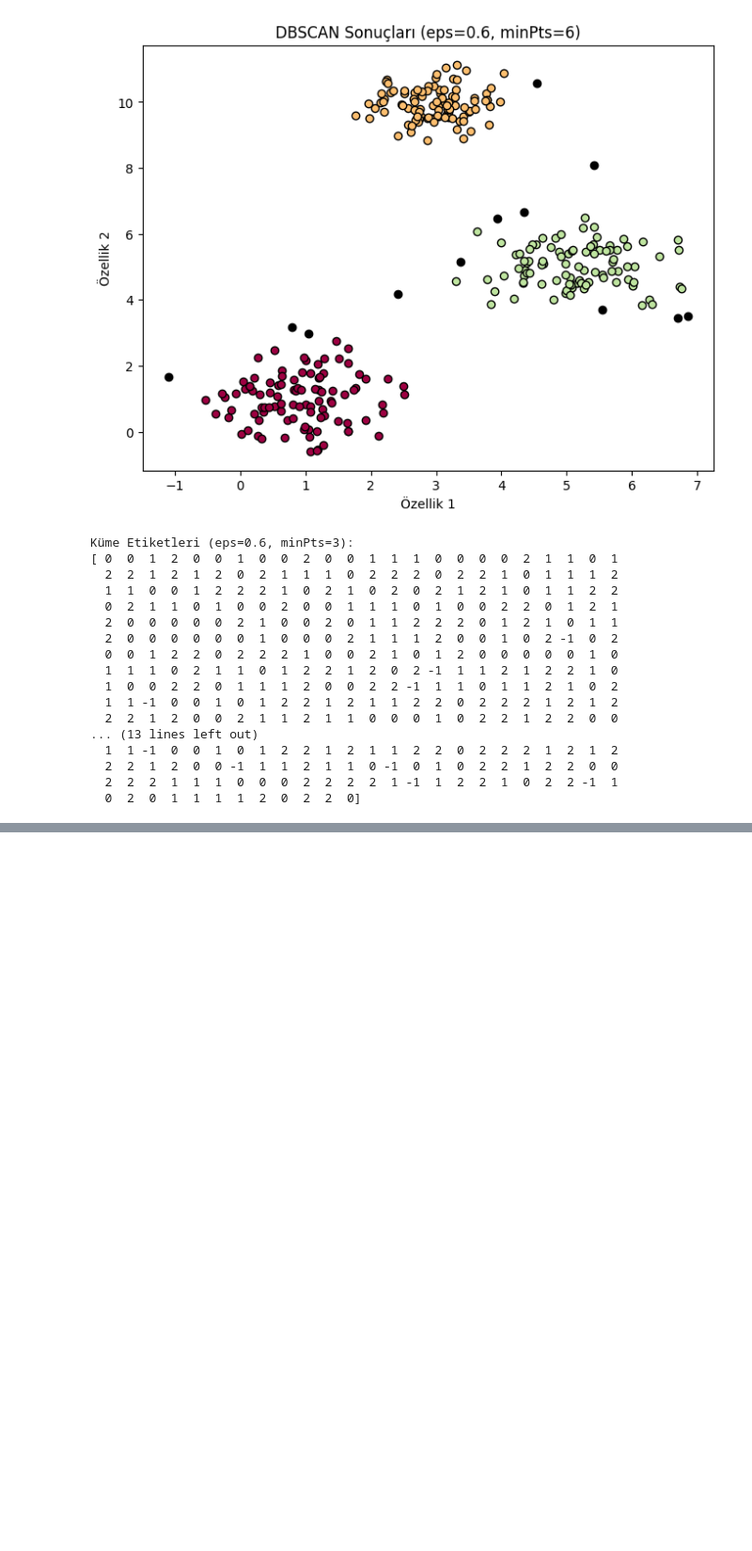
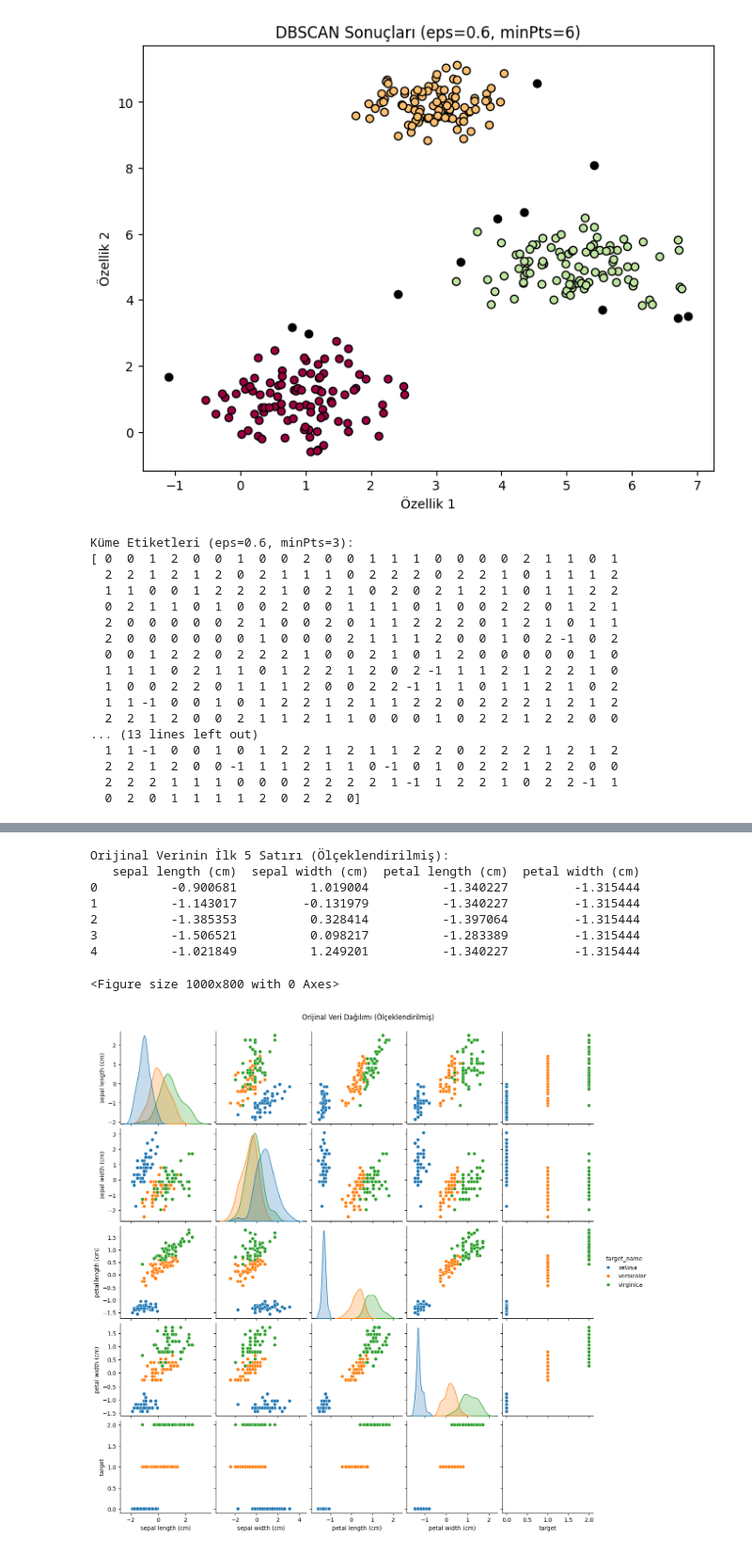
Before and after one commit to Furk4nBulut/Uygulamalarla-Makine-Ogrenmesi-ve-Derin-Ogrenme-Atolyesi, a Jupyter notebook: Week-3/Day-5/Clustering.ipynb, the cells around one changed output, grey strips where cells are left out. Shown at 94% size. Saved outputs shown, nothing was run; the diff lists cells and outputs as text; code cells hidden in the pictures; blank space fills up the shorter version.

```diff
--- a/Week-3/Day-5/Clustering.ipynb
+++ b/Week-3/Day-5/Clustering.ipynb
@@ -384,0 +558,34 @@ Küme Etiketleri (eps=0.6, minPts=3):
+# %%
+# 1. İris Veri Setini Yükleme ve Ön İşleme
+iris = load_iris()
+X = iris.data
+y = iris.target
+feature_names = iris.feature_names
+target_names = iris.target_names
+
+# Veriyi ölçeklendirme (PCA ve t-SNE performansı için önemlidir)
+scaler = StandardScaler()
+X_scaled = scaler.fit_transform(X)
+
+# Orijinal Verinin İlk Birkaç Satırı ve Dağılımı (Tablo ve Saçılım Matrisi)
+print("Orijinal Verinin İlk 5 Satırı (Ölçeklendirilmiş):")
+print(pd.DataFrame(X_scaled, columns=feature_names).head())
+
+df_original = pd.DataFrame(X_scaled, columns=feature_names)
+df_original['target'] = y
+df_original['target_name'] = df_original['target'].apply(lambda x: target_names[x])
+
+plt.figure(figsize=(10, 8))
+sns.pairplot(df_original, hue='target_name')
+plt.suptitle("Orijinal Veri Dağılımı (Ölçeklendirilmiş)", y=1.02)
+plt.show()
+# %% [output]
+Orijinal Verinin İlk 5 Satırı (Ölçeklendirilmiş):
+   sepal length (cm)  sepal width (cm)  petal length (cm)  petal width (cm)
+0          -0.900681          1.019004          -1.340227         -1.315444
+1          -1.143017         -0.131979          -1.340227         -1.315444
+2          -1.385353          0.328414          -1.397064         -1.315444
+3          -1.506521          0.098217          -1.283389         -1.315444
+4          -1.021849          1.249201          -1.340227         -1.315444
+<Figure size 1000x800 with 0 Axes>
+[figure, added]
```
Also changed, not shown: parts of 12 cells of this notebook, 1 other file.
